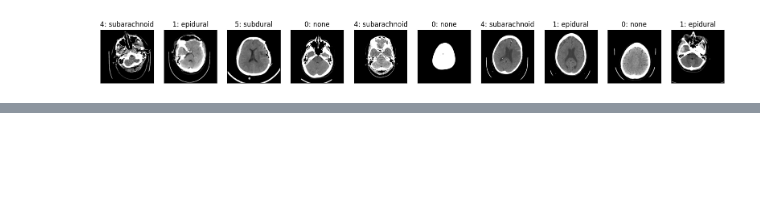
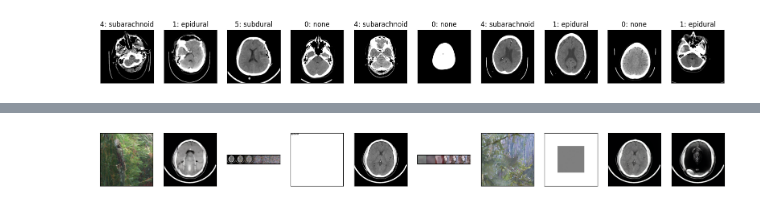
Before and after one commit to talg2324/deep-learning-course, a Jupyter notebook: Project/ct_rsna_checker.ipynb, the cells around one changed output, grey strips where cells are left out. Cells and saved outputs as stored; diff of their text form; code cells hidden in the pictures; blank space fills up the shorter version.

```diff
--- a/Project/ct_rsna_checker.ipynb
+++ b/Project/ct_rsna_checker.ipynb
@@ -33,0 +58,23 @@ plt.show()
+# %%
+from matplotlib import pyplot as plt
+model_train_dir = "latent-diffusion/logs/single_sample_empty_ckpt/"
+
+images_dir = os.path.join(model_train_dir, "images/val")
+N = 10
+plt.figure(figsize=(20, 5))
+for i, img_path in enumerate(os.listdir(images_dir)):
+    img = plt.imread(os.path.join(images_dir, img_path))
+
+    plt.subplot(1, N, i+1)
+    plt.imshow(img, cmap='gray', vmin=-1., vmax=1.)
+
+    plt.xticks([])
+    plt.yticks([])
+    i += 1
+    if i >= N:
+        break
+
+
+plt.show()
+# %% [output]
+[figure, added]
```
Also changed, not shown: parts of 1 cell of this notebook.
